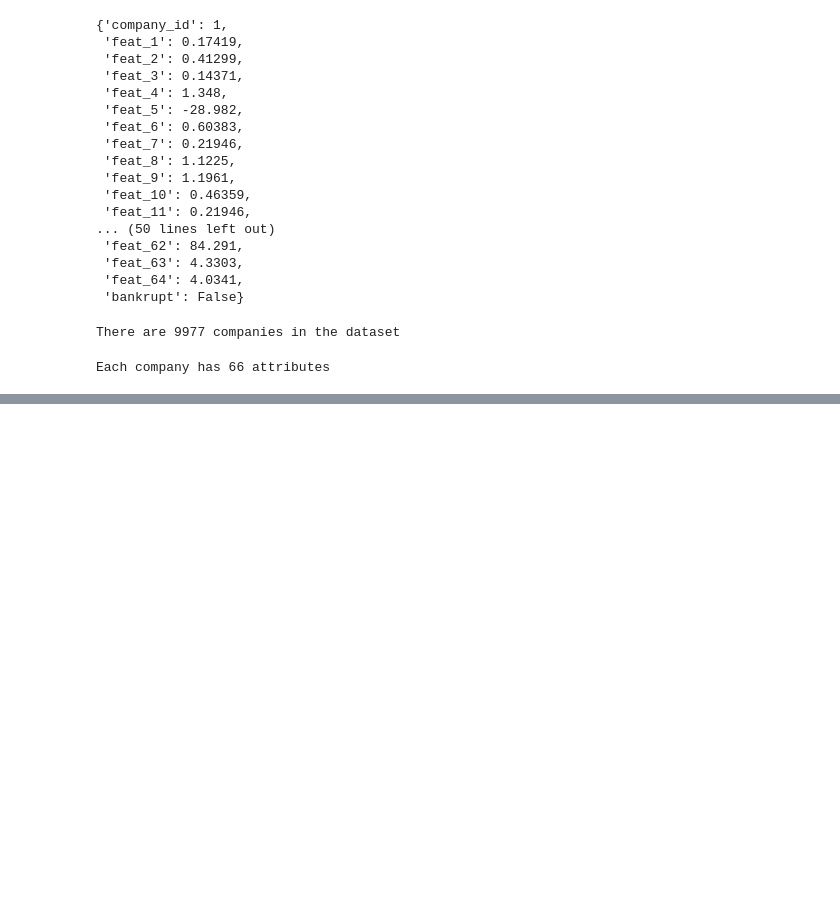
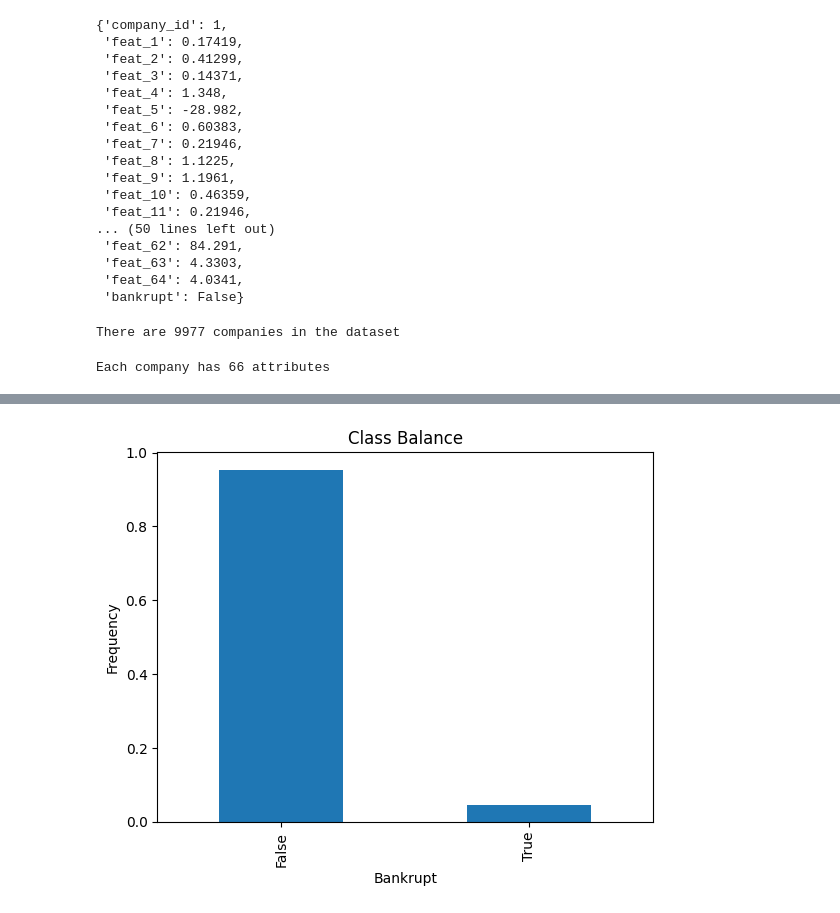
Before and after one commit to noelogbuagu/Data_Science_Portfolio, a Jupyter notebook: 5_Predicting_Bankruptcy/notebook.ipynb, the cells around one changed output, grey strips where cells are left out. Cells and saved outputs as stored; diff of their text form; code cells hidden in the pictures; blank space fills up the shorter version.

Commit message:
Data dictionary
Created a data dictionary for the project and continued with the data exploration phase.

```diff
--- a/5_Predicting_Bankruptcy/notebook.ipynb
+++ b/5_Predicting_Bankruptcy/notebook.ipynb
@@ -90,0 +93,17 @@ Each company has 66 attributes
+# %%
+# define data wrangling function
+def wrangle(filepath):
+
+    # Open compressed file, load into dictionary
+    with gzip.open(filepath, "r") as file:
+        data = json.load(file)
+
+    # Load dictionary into DataFrame, set index
+    df = pd.DataFrame().from_dict(data['data']).set_index('company_id')
+
+    return df
+# %%
+# print data
+df = wrangle("data/poland-bankruptcy-data-2009.json.gz")
+print(df.shape)
+df.head()
@@ -90,0 +143,10 @@ Each company has 66 attributes
+# %%
+# plot class balance
+df['bankrupt'].value_counts(normalize=True).plot(
+    kind="bar",
+    xlabel= "Bankrupt",
+    ylabel="Frequency",
+    title="Class Balance"
+);
+# %% [output]
+[figure, added]
```
Also changed, not shown: parts of 5 cells of this notebook, 1 other file.
